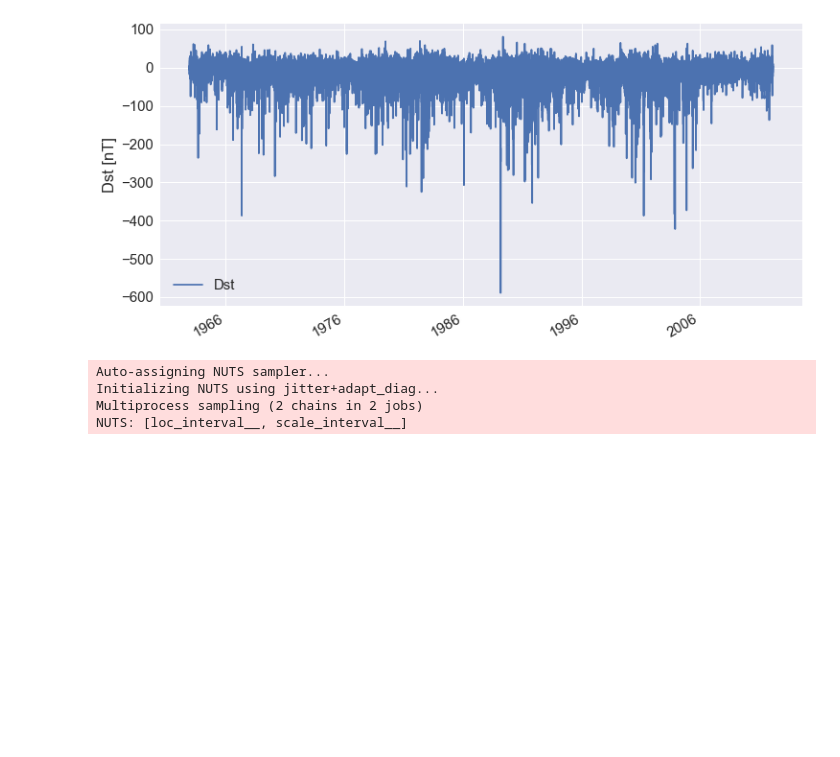
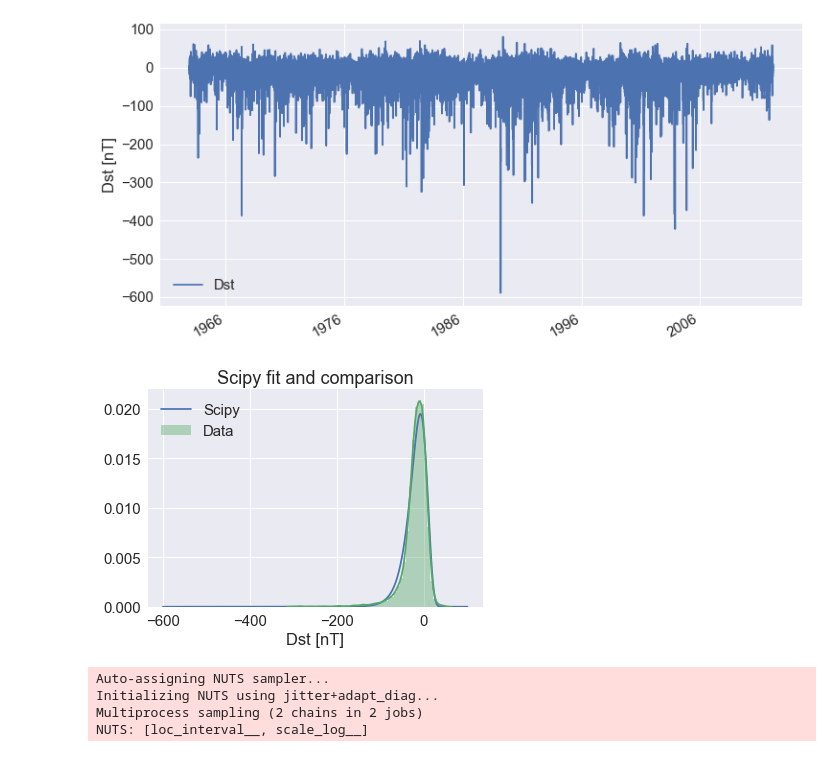
Before and after one commit to balarsen/pymc_learning, a Jupyter notebook: Distributions/Custom Gumbel_l.ipynb, the cells around one changed output. Cells and saved outputs as stored; diff of their text form; code cells hidden in the pictures; blank space fills up the shorter version.

Commit message:
Custom Gumbel_l.ipynb: minor cleanup

```diff
--- a/Distributions/Custom Gumbel_l.ipynb
+++ b/Distributions/Custom Gumbel_l.ipynb
@@ -24,20 +27,31 @@ dst.plot(figsize=(12,6))
 plt.ylabel('Dst [nT]');
 # %% [output]
 [figure]
+# %%
+d = scipy.stats.gumbel_l.fit(dst.loc['2000'])
+XX = np.linspace(-600, 100, 1000)
+plt.plot(XX, scipy.stats.gumbel_l(*d).pdf(XX), label='Scipy')
+
+sns.distplot(dst.loc['2000'], label='Data')
+plt.xlabel('Dst [nT]')
+plt.title('Scipy fit and comparison')
+plt.legend();
+# %% [output]
+[figure, added]
 # %%
 def logp(value):
      return value - pm.math.exp(value)
 
 with pm.Model() as model:
-    scale = pm.Uniform('scale', 0, 100)
+    scale = pm.HalfNormal('scale', sd=10)
     loc = pm.Uniform('loc', -100, 100)
     y = (dst.loc['2000'].values - loc) / scale
     gumbel_l = pm.DensityDist('gumbel_l', logp, testval=0, observed=y)
-    trace = pm.sample(1000, )
+    trace = pm.sample(2000, )
 # %% [output]
 Auto-assigning NUTS sampler...
 Initializing NUTS using jitter+adapt_diag...
 Multiprocess sampling (2 chains in 2 jobs)
-NUTS: [loc_interval__, scale_interval__]
+NUTS: [loc_interval__, scale_log__]
 # %%
 pm.traceplot(trace, combined=True)
```
Also changed, not shown: parts of 4 cells of this notebook.
